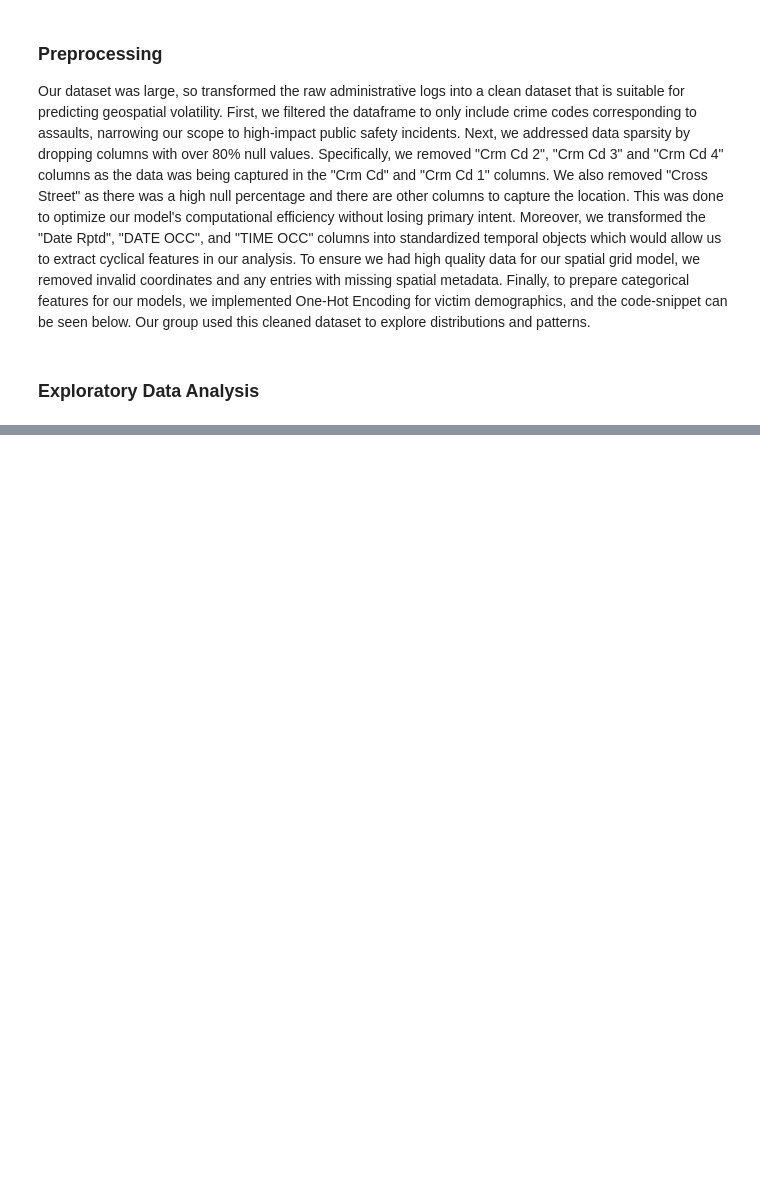
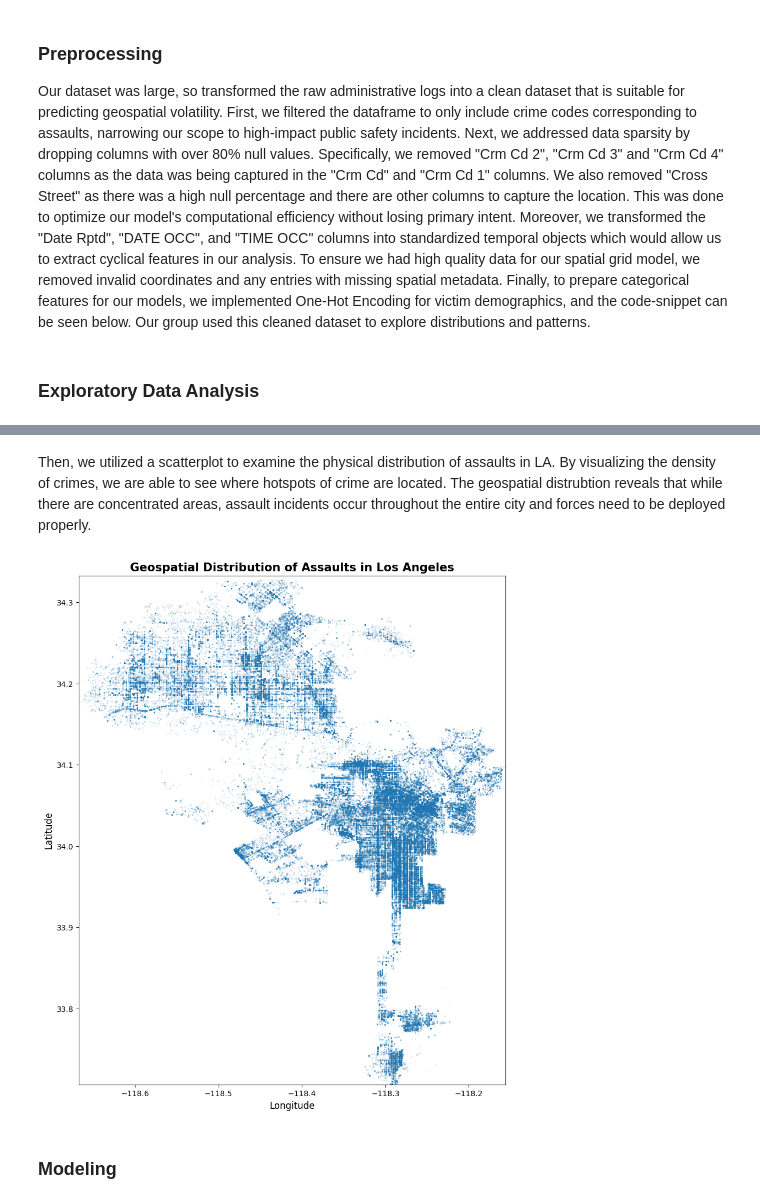
Before and after one commit to SU-IST707-SP26/group-project-treeo, a Jupyter notebook: checkpoint/submission.ipynb, the cells around one changed output, grey strips where cells are left out. Cells and saved outputs as stored; diff of their text form; code cells hidden in the pictures; blank space fills up the shorter version.

```diff
--- a/checkpoint/submission.ipynb
+++ b/checkpoint/submission.ipynb
@@ -96,0 +105,21 @@ AttributeError: 'str' object has no attribute 'hour'
+# %% [markdown]
+Then, we utilized a scatterplot to examine the physical distribution of assaults in LA. By visualizing the density of crimes, we are able to see where hotspots of crime are located. The geospatial distrubtion reveals that while there are concentrated areas, assault incidents occur throughout the entire city and forces need to be deployed properly.
+# %%
+# Geospatial Distribution
+plt.figure(figsize=(10, 12))
+
+plt.scatter(data['LON'], data['LAT'], alpha=0.1, s=1)
+
+plt.title('Geospatial Distribution of Assaults in Los Angeles', fontsize=15, fontweight='bold')
+plt.xlabel('Longitude', fontsize=12)
+plt.ylabel('Latitude', fontsize=12)
+
+plt.xlim(data['LON'].min(), data['LON'].max())
+plt.ylim(data['LAT'].min(), data['LAT'].max())
+
+plt.grid(False) # Clean look for a map-like visualization
+plt.show()
+# %% [output]
+[figure, added]
+# %% [markdown]
+### Modeling
```
Also changed, not shown: parts of 8 cells of this notebook, 1 other file.
